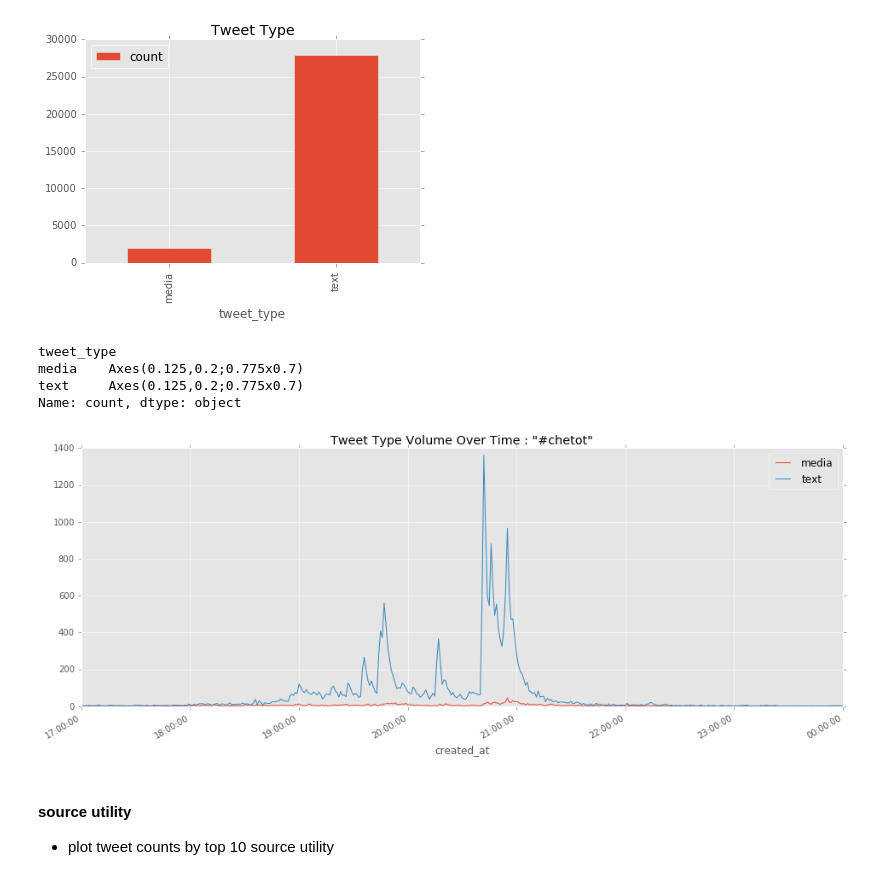
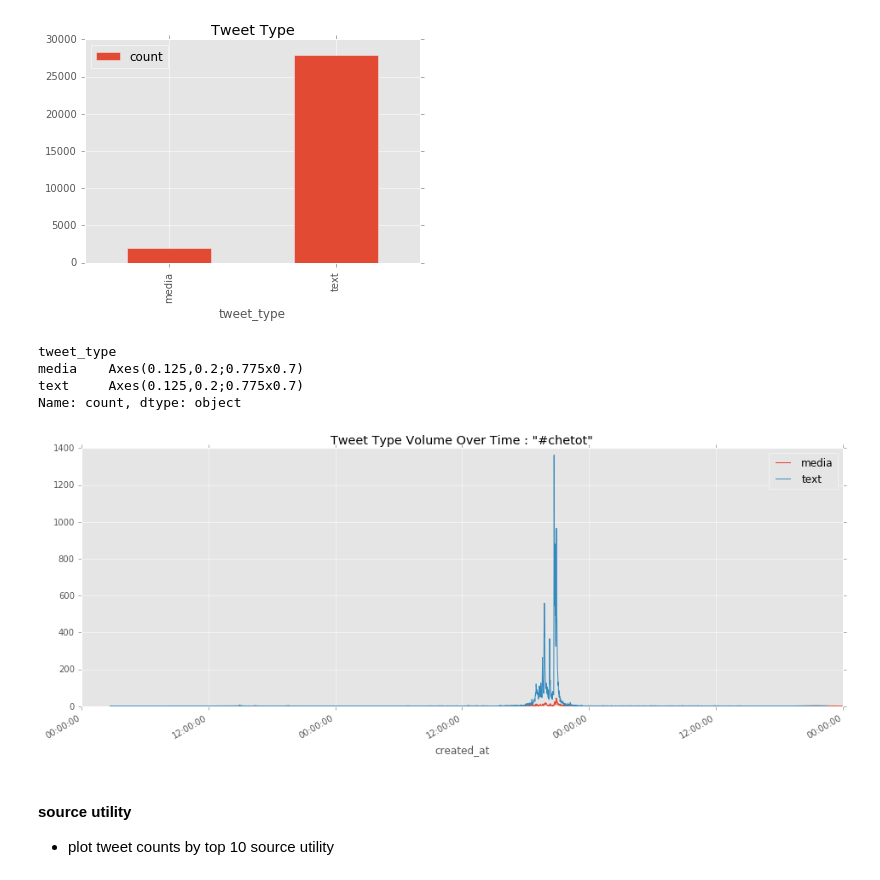
Before and after one commit to knanne/vu_msc_tweetsumm, a Jupyter notebook: final/Twitter_Query_MungeJSON.ipynb, the cells around one changed output. Saved outputs shown, nothing was run; the diff lists cells and outputs as text; code cells hidden in the pictures.

```diff
--- a/final/Twitter_Query_MungeJSON.ipynb
+++ b/final/Twitter_Query_MungeJSON.ipynb
@@ -310,0 +322,2 @@ event_range = (pd.Timestamp('2016-05-02 17:00'), pd.Timestamp('2016-05-03 00:00'
+# %%
+event_date = pd.to_datetime(input('Enter Event Date (YYYY-MM-DD): '))
@@ -310,0 +326,4 @@ event_range = (pd.Timestamp('2016-05-02 17:00'), pd.Timestamp('2016-05-03 00:00'
+# %%
+start = event_date - DateOffset(days=1)
+finish = event_date + DateOffset(days=2)
+print('START: ', start, 'FINISH: ', finish)
@@ -323,0 +347,3 @@ fig.savefig('query_twitter_%s.png' % keyword)
+# %%
+df = df[(df['created_at'] >= start) & (df['created_at'] < finish)]
+df.shape
@@ -323,0 +356,3 @@ fig.savefig('query_twitter_%s.png' % keyword)
+# %%
+df.reset_index(drop=True, inplace=True)
+df = df.reset_index().rename(columns={'index' : 'master_id', 'id_str' : 'twitter_id'})
@@ -331,20 +396,20 @@ df.groupby('tweet_type')['id_str'].agg(['count']).plot(kind='bar', title='Tweet
 [figure]
 # %%
 #reindex to datetime, groupby hour and tweet type, count id's
-d = df.set_index('created_at').groupby([pd.TimeGrouper(freq='T'), 'tweet_type'])['id_str'].agg(['count'])
+d = df.set_index('created_at').groupby([pd.TimeGrouper(freq='T'), 'tweet_type'])['twitter_id'].agg(['count'])
 #reset index groupby object for time series plotting
 d = d.reset_index().set_index('created_at')
 #plot count by retweet category
 d.groupby('tweet_type')['count'].plot(figsize=(16,6),
                                       legend=True,
-                                      xlim=event_range,
+                                      xlim=(start, finish),
                                       title='Tweet Type Volume Over Time : "%s"' % keyword)
 # %% [output]
 tweet_type
 media    Axes(0.125,0.2;0.775x0.7)
 text     Axes(0.125,0.2;0.775x0.7)
 Name: count, dtype: object
-[figure, old version]
+[figure, new version]
 # %% [markdown]
 #### source utility
 * plot tweet counts by top 10 source utility
```
Also changed, not shown: parts of 35 cells of this notebook, 10 other files.
